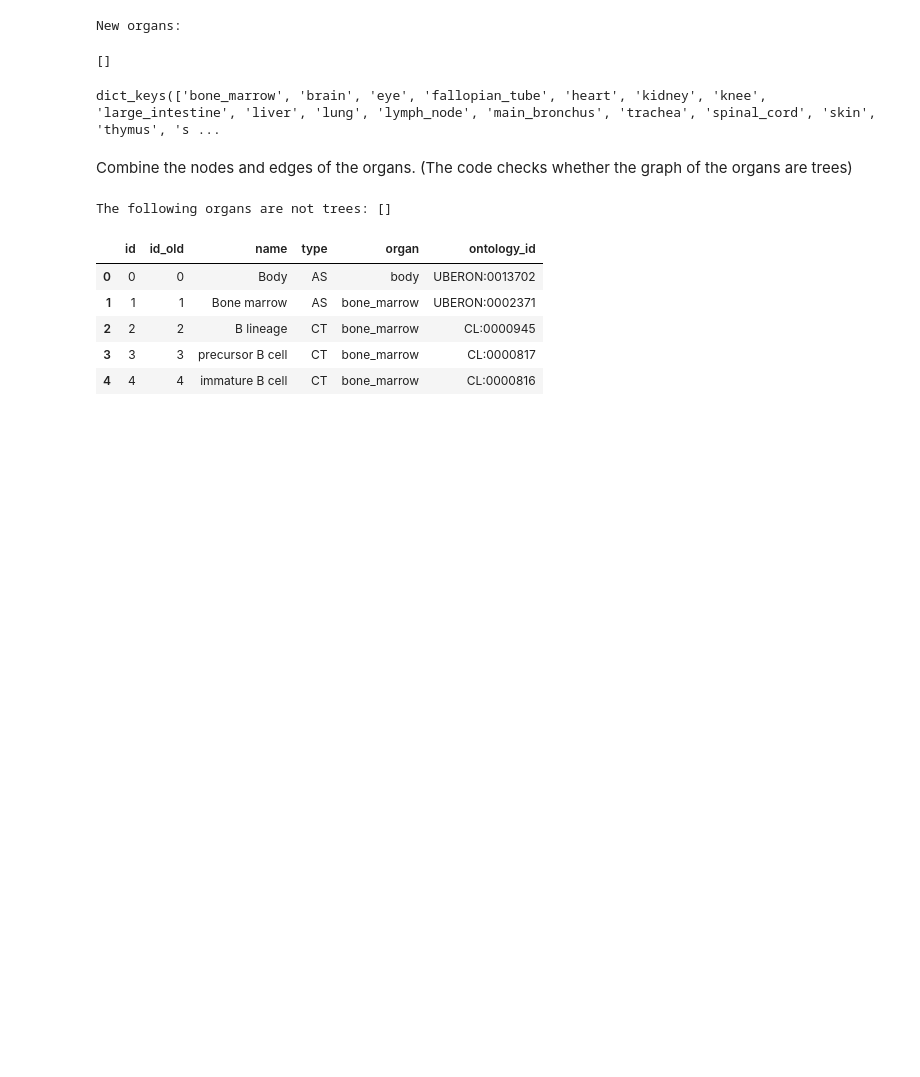
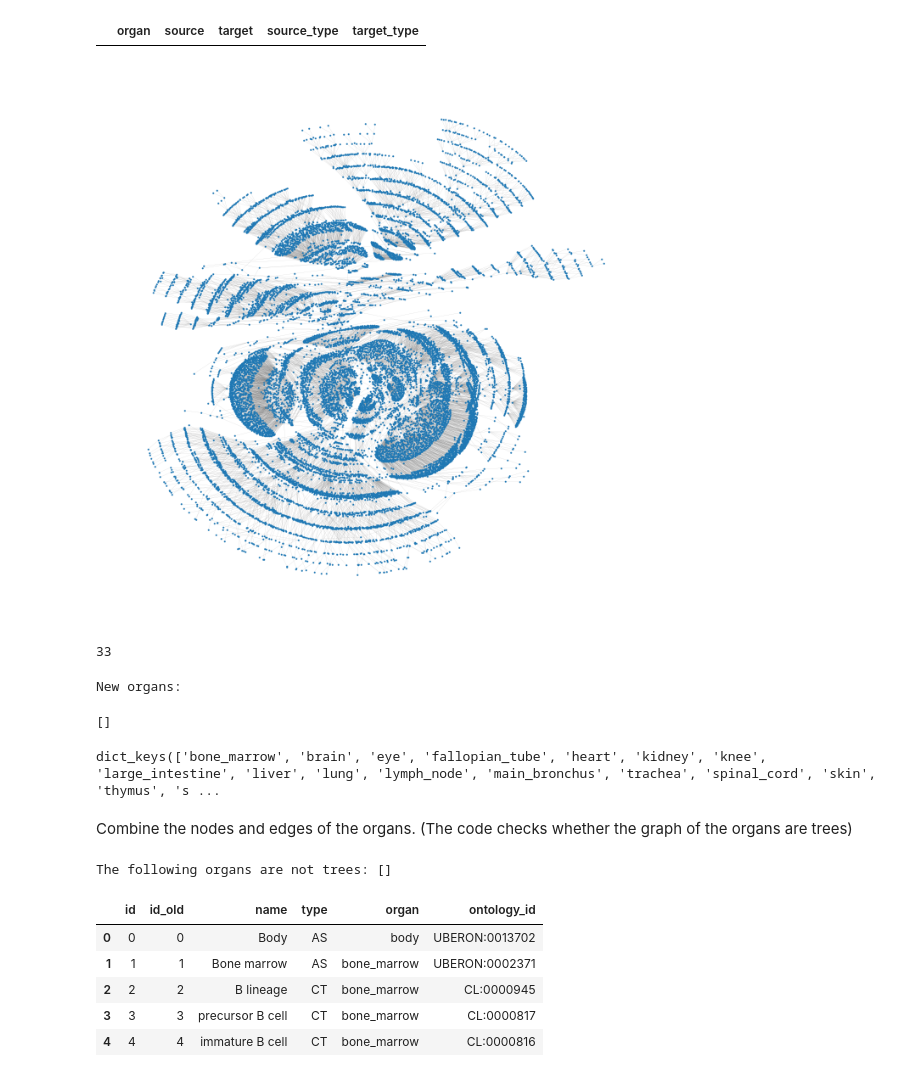
Before and after one commit to cns-iu/hra-ftu-vccf-supporting-information, a Jupyter notebook: code/HRA_Butterfly_viz_v2.ipynb, the cells around one changed output. Saved outputs shown, nothing was run; the diff lists cells and outputs as text; code cells hidden in the pictures; blank space fills up the shorter version.

```diff
--- a/code/HRA_Butterfly_viz_v2.ipynb
+++ b/code/HRA_Butterfly_viz_v2.ipynb
@@ -29,0 +28,9 @@ json_data_asctb=load_data('asct+b/v16/') ## Download the JSON files from ASCT+B
+# %%
+omitted_organs = ['muscular_system', 'skeleton'] + ['lymph_vasculature', 'peripheral_nervous_system', 'blood_pelvis',# 'blood_vasculature'
+                                                    ]
+
+blood_nodes = nodes[nodes['organ']=='blood_vasculature']
+blood_edges = edges[edges['organ']=='blood_vasculature']
+
+nodes = nodes[~nodes['organ'].isin(omitted_organs)]
+edges = edges[~edges['organ'].isin(omitted_organs)]
@@ -29,0 +117,2 @@ json_data_asctb=load_data('asct+b/v16/') ## Download the JSON files from ASCT+B
+# %%
+whole_graph = nx.from_pandas_edgelist(edges, source='source', target='target', edge_attr=True)
@@ -29,0 +165,6 @@ json_data_asctb=load_data('asct+b/v16/') ## Download the JSON files from ASCT+B
+# %%
+blood_edges[(blood_edges['source']=='UBERON:0004848$$7084')|blood_edges['target']=='UBERON:0004848$$7084']
+# %% [output]
+|  | organ | source | target | source_type | target_type |
+# %%
+whole_graph_int = nx.convert_node_labels_to_integers(whole_graph)
@@ -29,0 +177,2 @@ json_data_asctb=load_data('asct+b/v16/') ## Download the JSON files from ASCT+B
+# %%
+layout_pos_full_neato = nx.drawing.nx_agraph.graphviz_layout(whole_graph_int)
@@ -30,3 +181,16 @@ json_data_asctb=load_data('asct+b/v16/') ## Download the JSON files from ASCT+B
+# %%
+plt.figure(figsize=(13,13))
+nx.draw(whole_graph_int, pos=layout_pos_full_neato, node_size=4, width=0.1, edge_color='gray')
+# nx.draw_networkx_nodes(vasc_graph, layout_pos_full,
+#                        nodelist=matching_nodes_in_blood_vasc['id'].tolist(),
+#                        node_size=10, node_color='tab:orange', )
+plt.show()
+# %% [output]
+[figure, added]
+# %%
+edges['organ'].nunique()
+# %% [output]
+33
 # %%
 organ_order = ['bone_marrow', 'brain', 'eye', 'fallopian_tube', 'heart', 'kidney', 'knee','large_intestine', 'liver', 'lung', 'lymph_node',
                'main_bronchus', 'trachea',  'spinal_cord', 'skin', 'thymus', 'spleen', 'pancreas', 'small_intestine', 'urinary_bladder',
```
Also changed, not shown: parts of 23 cells of this notebook.
